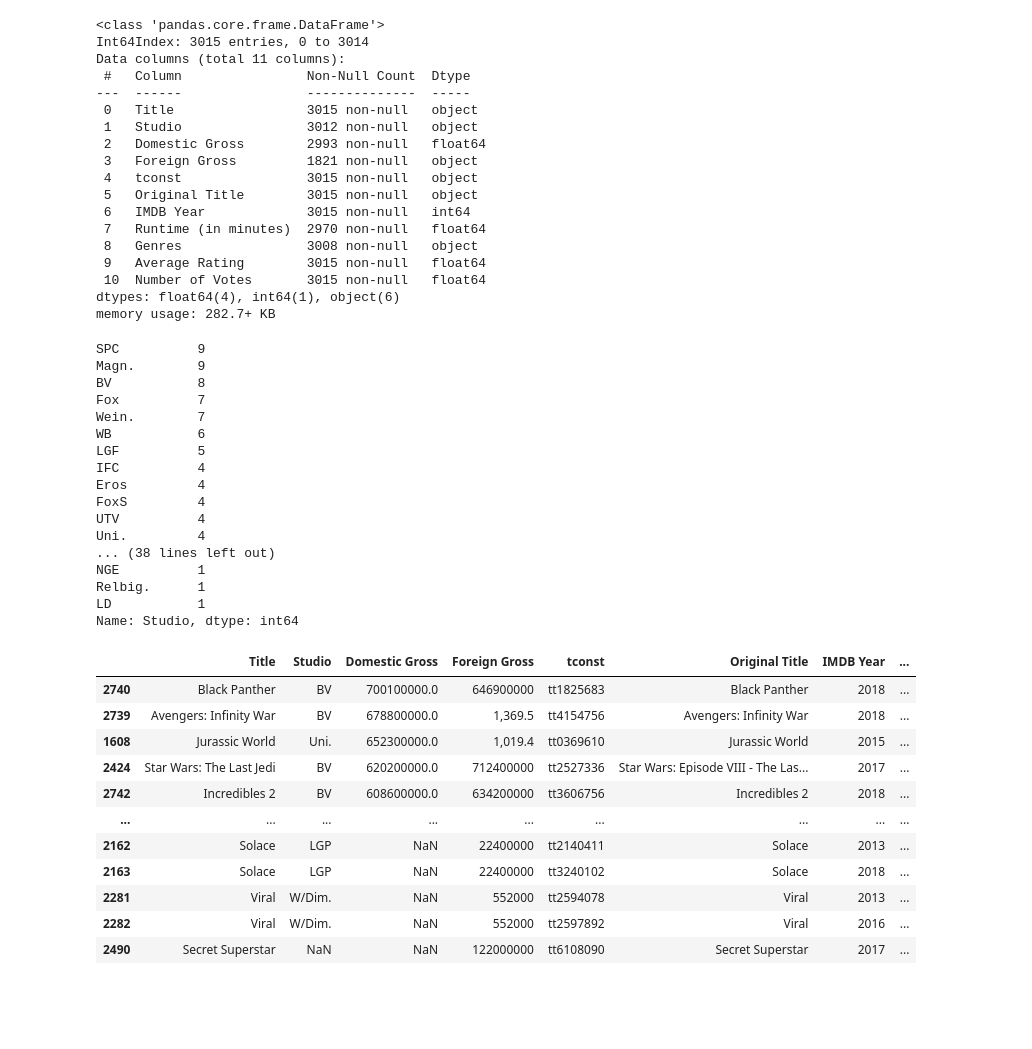
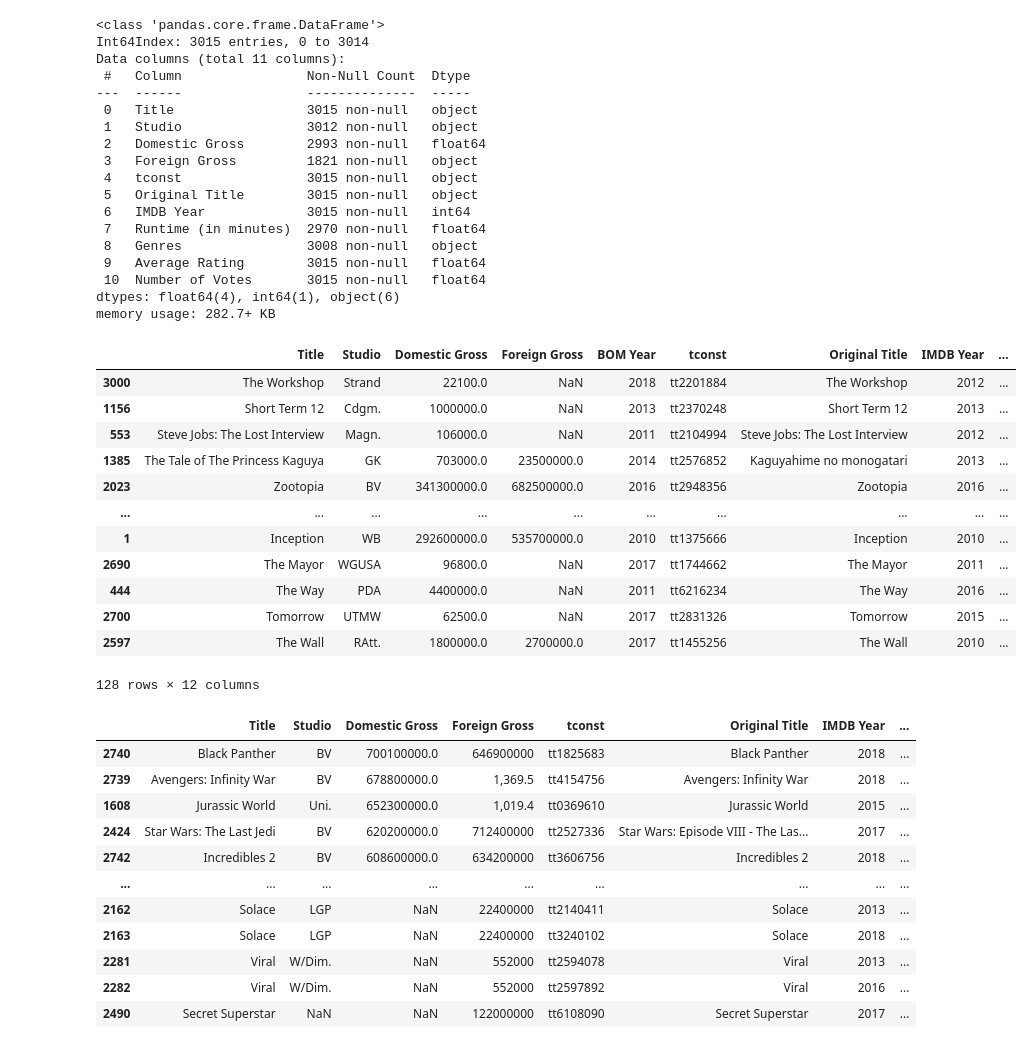
Before and after one commit to turtleduck18/phase-1-project, a Jupyter notebook: dsc-phase1-project-template-Copy2.ipynb, the cells around one changed output. Saved outputs shown, nothing was run; the diff lists cells and outputs as text; code cells hidden in the pictures; blank space fills up the shorter version.

```diff
--- a/dsc-phase1-project-template-Copy2.ipynb
+++ b/dsc-phase1-project-template-Copy2.ipynb
@@ -291,26 +294,21 @@ memory usage: 282.7+ KB
 # %%
 alljoined_8_or_better = alljoined.loc[alljoined['Average Rating'] >= 8]
 #limit alljoined table to ratings 8 or better
 alljoined_8_or_better.sort_values(by = 'Average Rating')
-alljoined_8_or_better['Studio'].value_counts()
 # %% [output]
+|  | Title | Studio | Domestic Gross | Foreign Gross | BOM Year | tconst | Original Title | IMDB Year | ... |
+| 3000 | The Workshop | Strand | 22100.0 | NaN | 2018 | tt2201884 | The Workshop | 2012 | ... |
+| 1156 | Short Term 12 | Cdgm. | 1000000.0 | NaN | 2013 | tt2370248 | Short Term 12 | 2013 | ... |
+| 553 | Steve Jobs: The Lost Interview | Magn. | 106000.0 | NaN | 2011 | tt2104994 | Steve Jobs: The Lost Interview | 2012 | ... |
+| 1385 | The Tale of The Princess Kaguya | GK | 703000.0 | 23500000.0 | 2014 | tt2576852 | Kaguyahime no monogatari | 2013 | ... |
+| 2023 | Zootopia | BV | 341300000.0 | 682500000.0 | 2016 | tt2948356 | Zootopia | 2016 | ... |
+| ... | ... | ... | ... | ... | ... | ... | ... | ... | ... |
+| 1 | Inception | WB | 292600000.0 | 535700000.0 | 2010 | tt1375666 | Inception | 2010 | ... |
+| 2690 | The Mayor | WGUSA | 96800.0 | NaN | 2017 | tt1744662 | The Mayor | 2011 | ... |
+| 444 | The Way | PDA | 4400000.0 | NaN | 2011 | tt6216234 | The Way | 2016 | ... |
+| 2700 | Tomorrow | UTMW | 62500.0 | NaN | 2017 | tt2831326 | Tomorrow | 2015 | ... |
+| 2597 | The Wall | RAtt. | 1800000.0 | 2700000.0 | 2017 | tt1455256 | The Wall | 2010 | ... |
-SPC          9
-Magn.        9
-BV           8
-Fox          7
-Wein.        7
-WB           6
-LGF          5
-IFC          4
-Eros         4
-FoxS         4
-UTV          4
-Uni.         4
-... (38 lines left out)
-NGE          1
-Relbig.      1
-LD           1
-Name: Studio, dtype: int64
+128 rows × 12 columns
 # %%
 alljoined.sort_values(by = 'Domestic Gross', ascending = False)
 # %% [output]
```
Also changed, not shown: parts of 7 cells of this notebook.
